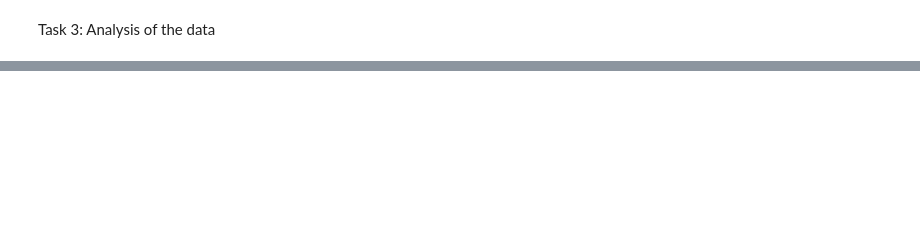
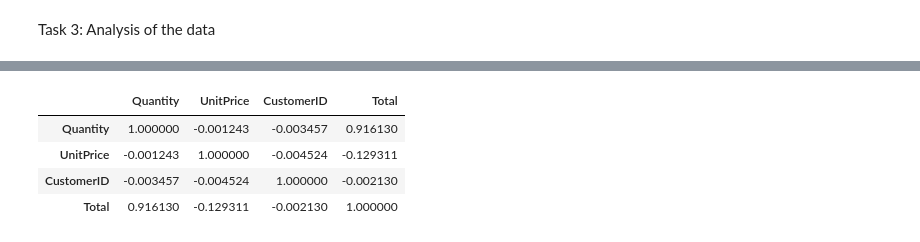
Before and after one commit to miguelestradam3/jupyter_retail_analysis, a Jupyter notebook: online_retail.ipynb, the cells around one changed output, grey strips where cells are left out. Saved outputs shown, nothing was run; the diff lists cells and outputs as text; code cells hidden in the pictures; blank space fills up the shorter version.

```diff
--- a/online_retail.ipynb
+++ b/online_retail.ipynb
@@ -116,0 +141,8 @@ sns.boxplot(x=clean_retail_df['InvoiceDate'])
+# %%
+clean_retail_df.corr(method='pearson', numeric_only=True).style.background_gradient(cmap='viridis')
+# %% [output]
+|  | Quantity | UnitPrice | CustomerID | Total |
+| Quantity | 1.000000 | -0.001243 | -0.003457 | 0.916130 |
+| UnitPrice | -0.001243 | 1.000000 | -0.004524 | -0.129311 |
+| CustomerID | -0.003457 | -0.004524 | 1.000000 | -0.002130 |
+| Total | 0.916130 | -0.129311 | -0.002130 | 1.000000 |
```
Also changed, not shown: parts of 12 cells of this notebook.
